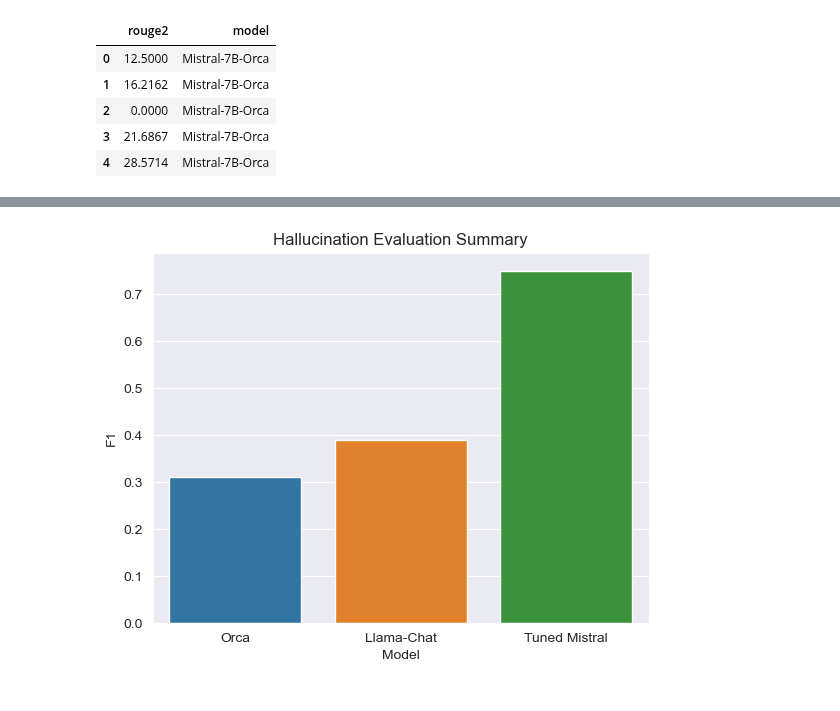
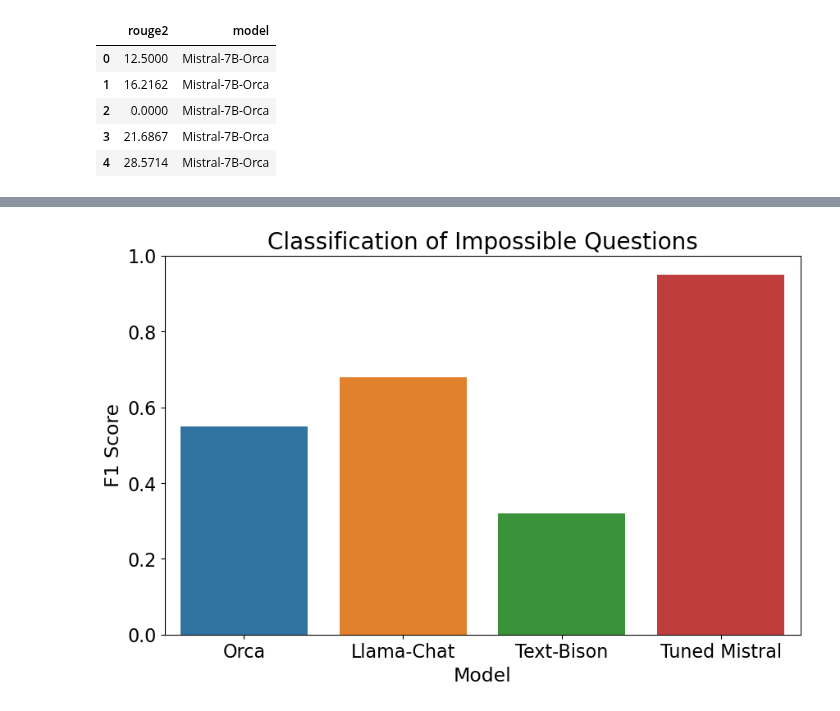
Before and after one commit to yw4401/FinBot, a Jupyter notebook: notebooks/examine_finetuning.ipynb, the cells around one changed output, grey strips where cells are left out. Cells and saved outputs as stored; diff of their text form; code cells hidden in the pictures.

```diff
--- a/notebooks/examine_finetuning.ipynb
+++ b/notebooks/examine_finetuning.ipynb
@@ -57,7 +62,15 @@ plt.show()
-# %%
-hallucination_df = pd.DataFrame({"F1": [0.31, 0.39, 0.75], "Model": ["Orca", "Llama-Chat", "Tuned Mistral"]})
-sns.barplot(hallucination_df, x="Model", y="F1")
-plt.title("Hallucination Evaluation Summary")
-plt.show()
-# %% [output]
-[figure, removed]
+# %%
+plt.figure(figsize=(10,6))
+hallucination_df = pd.DataFrame({"F1": [0.55, 0.68, 0.32, 0.95], "Model": ["Orca", "Llama-Chat", "Text-Bison", "Tuned Mistral"]})
+sns.barplot(hallucination_df, x="Model", y="F1")
+plt.ylim((0, 1))
+plt.xticks(fontsize=16)
+plt.yticks(fontsize=16)
+plt.xlabel("Model", fontsize=17)
+plt.ylabel("F1 Score", fontsize=17)
+plt.grid(False)
+plt.title("Classification of Impossible Questions", fontsize=20)
+plt.savefig(fname="tune_hal.png", format="png")
+plt.show()
+# %% [output]
+[figure, added]
```
Also changed, not shown: parts of 4 cells of this notebook, 4 other files.
